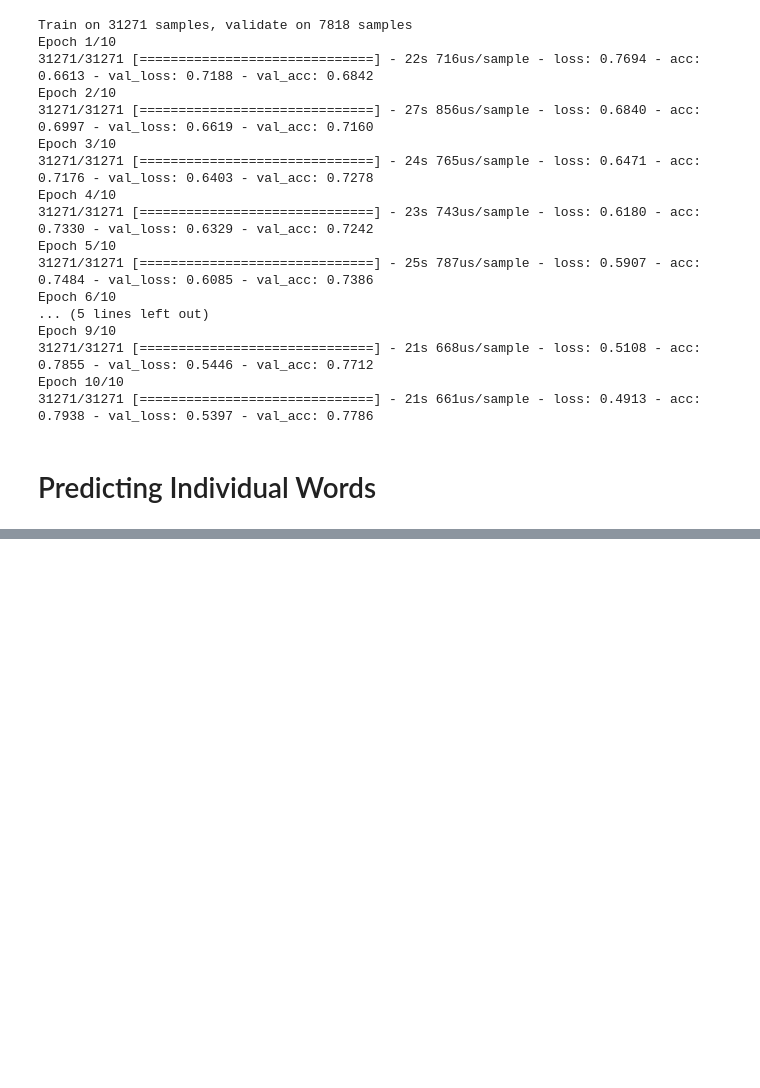
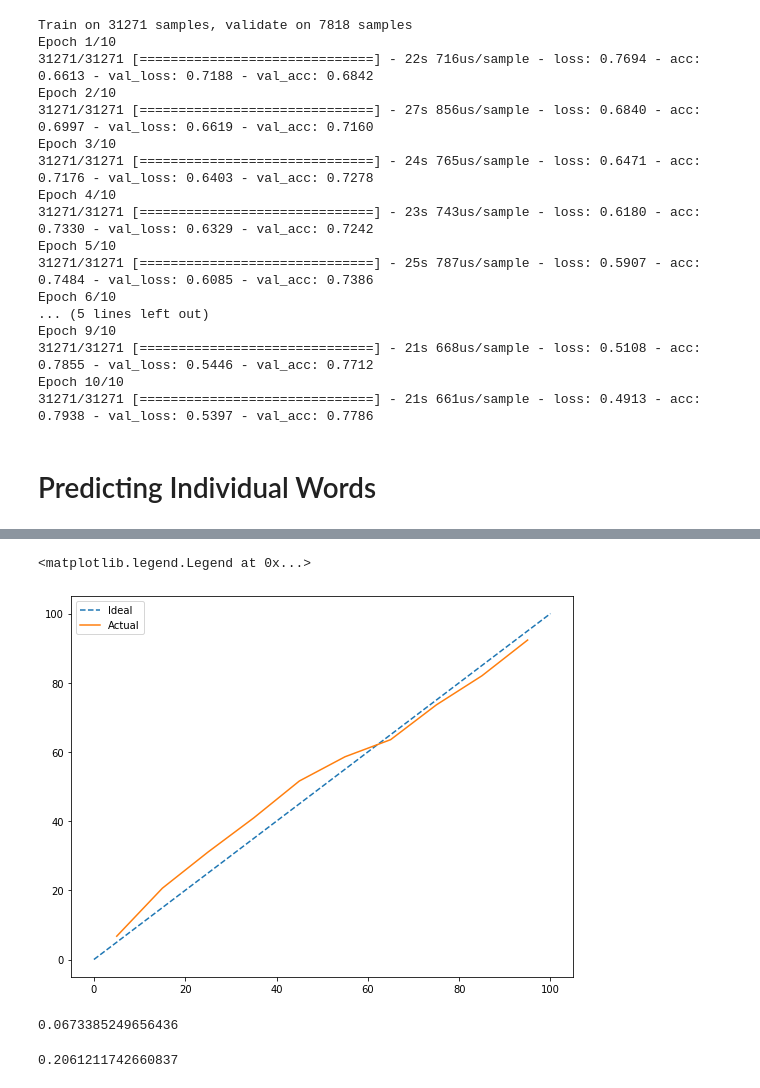
Before and after one commit to MarshallKrakauer/Etymology, a Jupyter notebook: KerasRNN.ipynb, the cells around one changed output, grey strips where cells are left out. Cells and saved outputs as stored; diff of their text form; code cells hidden in the pictures; blank space fills up the shorter version.

```diff
--- a/KerasRNN.ipynb
+++ b/KerasRNN.ipynb
@@ -203,5 +207,7 @@ def convert_prediction(pred_list):
     return max_idx
 # %%
 result_list = []
+germanic_li = []
 for elem in preds:
     result_list.append(convert_prediction(elem))
+    germanic_li.append(elem[2])
@@ -220,0 +221,10 @@ Counter({2: 5685, 0: 4847, 1: 584, 3: 53})
+# %%
+result_df['is_germanic'] = result_df['y_actual'] == 2
+# %%
+avg_li = []
+pred_li = []
+for x in range(0,100,10):
+    num1, num2 = x, x + 10
+    avg_li.append((num1+num2)/2)
+    pred_li.append(result_df.loc[(result_df['prob_germanic'] >= num1 / 100) &
+               (result_df['prob_germanic'] <= num2 / 100), 'is_germanic'].mean() * 100)
@@ -220,0 +244,18 @@ Counter({2: 5685, 0: 4847, 1: 584, 3: 53})
+# %%
+plt.rcParams["figure.figsize"] = (9,7)
+plt.plot([0,100], [0,100], label='Ideal', linestyle='--',)
+plt.plot(avg_li, pred_li, label='Actual')
+plt.legend()
+# %% [output]
+<matplotlib.legend.Legend at 0x...>
+[figure, added]
+# %%
+result_df.loc[(result_df['prob_germanic'] >= 0) &
+               (result_df['prob_germanic'] < 0.10), 'is_germanic'].mean()
+# %% [output]
+0.0673385249656436
+# %%
+result_df.loc[(result_df['prob_germanic'] >= 0.1) &
+               (result_df['prob_germanic'] < 0.2), 'is_germanic'].mean()
+# %% [output]
+0.2061211742660837
```
Also changed, not shown: parts of 8 cells of this notebook.
